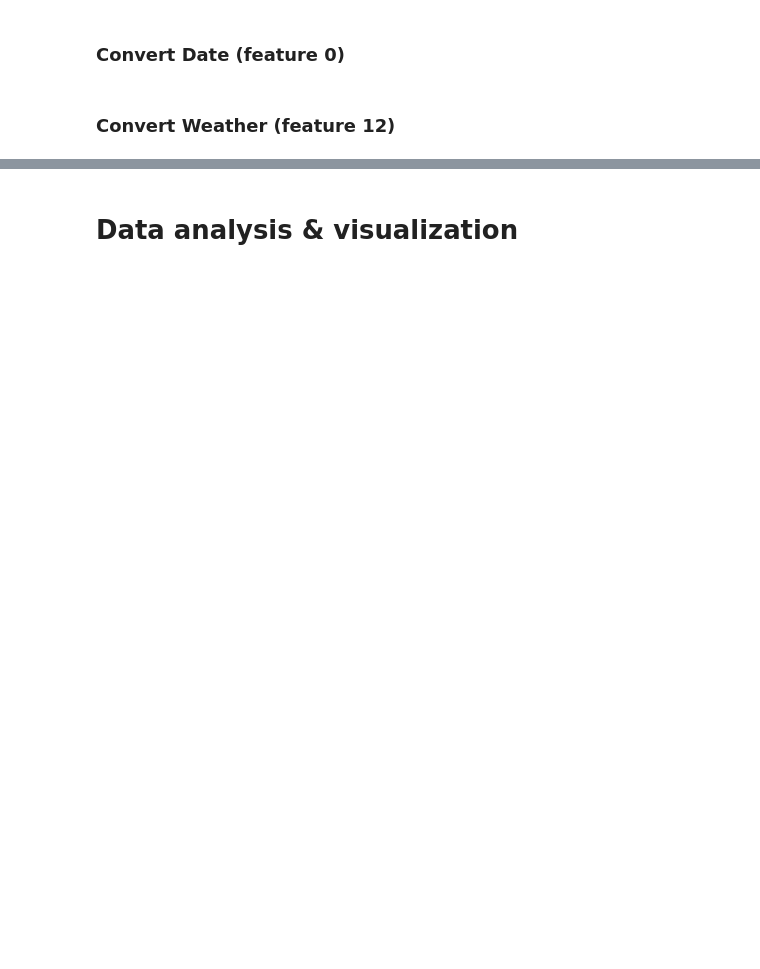
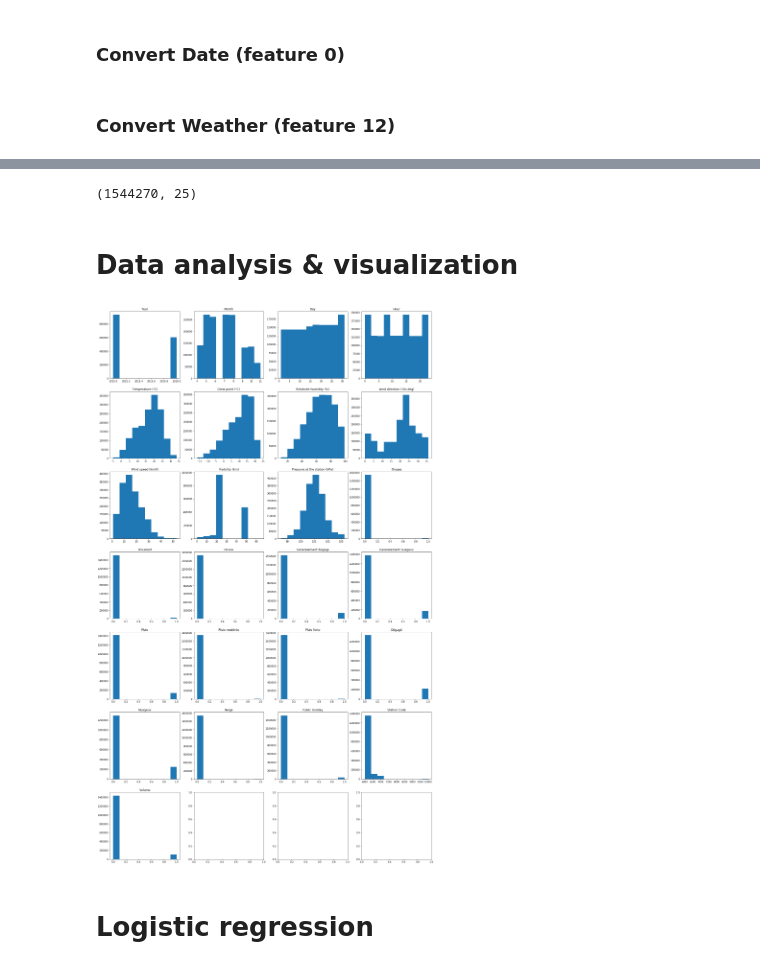
Before and after one commit to TheoMoins/INF8111-Assignment, a Jupyter notebook: 02/notebook.ipynb, the cells around one changed output, grey strips where cells are left out. Cells and saved outputs as stored; diff of their text form; code cells hidden in the pictures; blank space fills up the shorter version.

Commit message:
Complete preprocessing and add logistic regression

```diff
--- a/02/notebook.ipynb
+++ b/02/notebook.ipynb
@@ -61,0 +115,9 @@ print(set(data.T[12]))
+# %%
+weather = [
+    'Orages', 'Brouillard', 'Bruine', 'Généralement dégagé',
+    'Généralement nuageux', 'Pluie', 'Pluie modérée', 'Pluie forte', 'Dégagé',
+    'Nuageux', 'Neige'
+]
+data = convert_weather(data, weather, index_weather)
+header = list(header[:index_weather]) + weather + list(
+    header[index_weather + 1:])
@@ -62,2 +138,8 @@ print(set(data.T[12]))
+# %%
+def convert_type(data):
+    return np.asarray(
+        [[float(v.replace(",", ".")) for v in d] for d in data if "" not in d])
+# %%
+data = convert_type(data)
 # %%
 print_sample(header, data)
@@ -64,5 +164,24 @@ print_sample(header, data)
+# %%
+print(data.shape)
+# %% [output]
+(1544270, 25)
 # %% [markdown]
 # Data analysis & visualization
 # %%
 import seaborn as sns
 import matplotlib.pyplot as plt
+# %%
+def plot_features(header, data):
+    cols = 4
+    n = data.shape[1] // cols + 1
+    fig, ax = plt.subplots(nrows=n, ncols=cols, figsize=(cols * 6, n * 6))
+    for i, (name, feature) in enumerate(zip(header, data.T)):
+        ax[i // cols, i % cols].hist(feature)
+        ax[i // cols, i % cols].set_title(name)
+    plt.show()
+# %%
+plot_features(header, data)
+# %% [output]
+[figure, added]
+# %% [markdown]
+# Logistic regression
```
Also changed, not shown: parts of 19 cells of this notebook.
